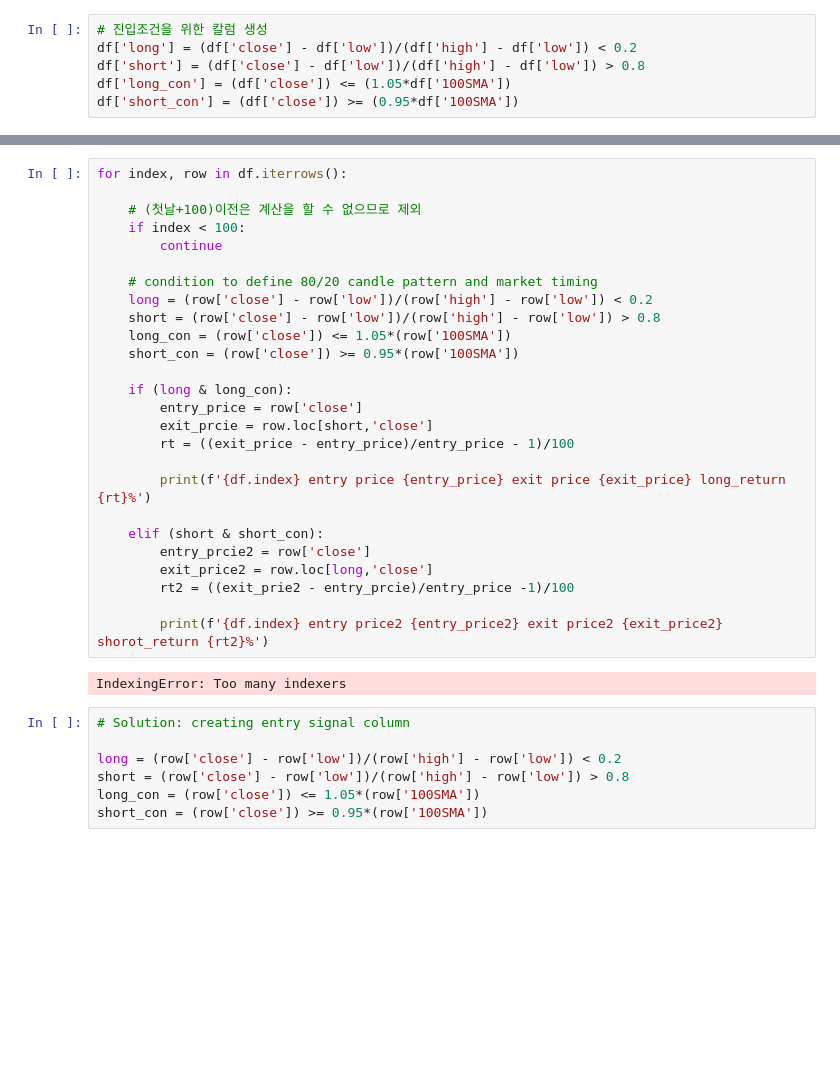
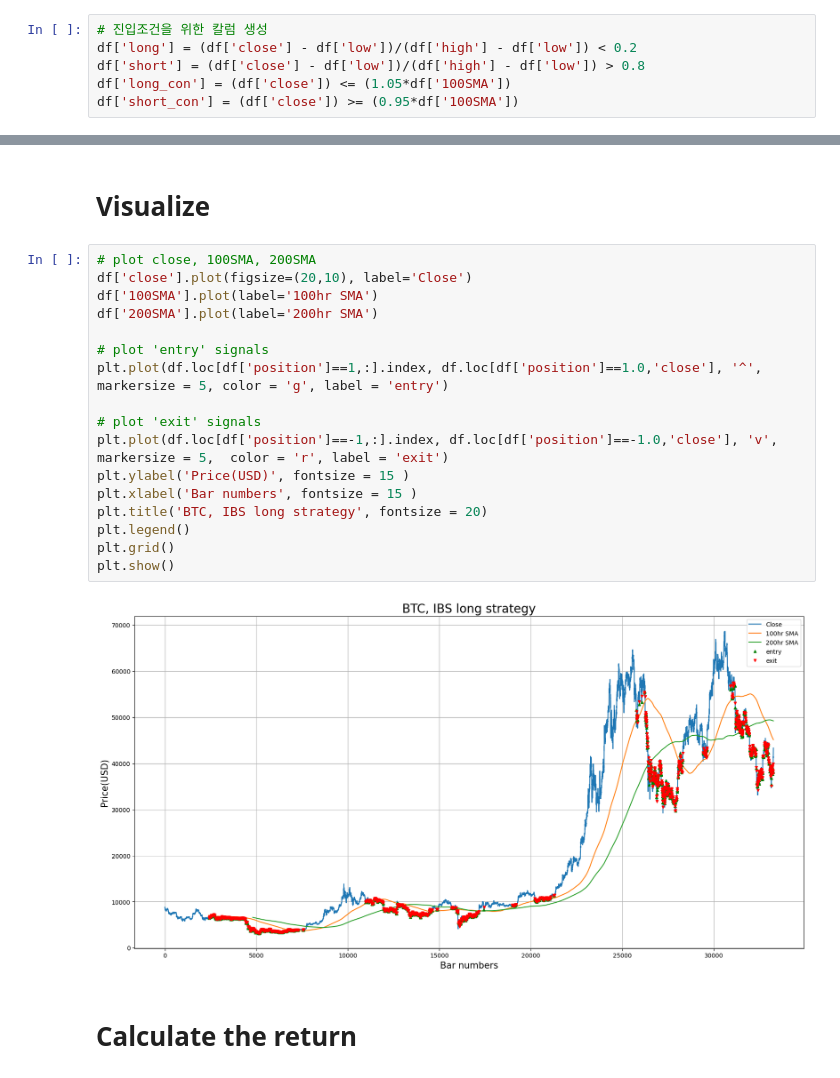
Before and after one commit to JoshuaChung93/Cryptocurrency-trading-bot, a Jupyter notebook: BTC_IBS_strategy_backtest.ipynb, the cells around one changed output, grey strips where cells are left out. Cells and saved outputs as stored; diff of their text form; blank space fills up the shorter version.

```diff
--- a/BTC_IBS_strategy_backtest.ipynb
+++ b/BTC_IBS_strategy_backtest.ipynb
@@ -139,35 +132,23 @@ df.loc[df['long']&df['long_con']]
-# %%
-for index, row in df.iterrows():
-
-    # (첫날+100)이전은 계산을 할 수 없으므로 제외
-    if index < 100:
-        continue
-
-    # condition to define 80/20 candle pattern and market timing
-    long = (row['close'] - row['low'])/(row['high'] - row['low']) < 0.2
-    short = (row['close'] - row['low'])/(row['high'] - row['low']) > 0.8
-    long_con = (row['close']) <= 1.05*(row['100SMA'])
-    short_con = (row['close']) >= 0.95*(row['100SMA'])
-
-    if (long & long_con):
-        entry_price = row['close']
-        exit_prcie = row.loc[short,'close']
-        rt = ((exit_price - entry_price)/entry_price - 1)/100
-
-        print(f'{df.index} entry price {entry_price} exit price {exit_price} long_return {rt}%')
-
-    elif (short & short_con):
-        entry_prcie2 = row['close']
-        exit_price2 = row.loc[long,'close']
-        rt2 = ((exit_prie2 - entry_prcie)/entry_price -1)/100
-
-        print(f'{df.index} entry price2 {entry_price2} exit price2 {exit_price2} shorot_return {rt2}%')
-# %% [output]
-IndexingError: Too many indexers
-# %%
-# Solution: creating entry signal column
-
-long = (row['close'] - row['low'])/(row['high'] - row['low']) < 0.2
-short = (row['close'] - row['low'])/(row['high'] - row['low']) > 0.8
-long_con = (row['close']) <= 1.05*(row['100SMA'])
-short_con = (row['close']) >= 0.95*(row['100SMA'])
+# %% [markdown]
+# Visualize
+# %%
+# plot close, 100SMA, 200SMA
+df['close'].plot(figsize=(20,10), label='Close')
+df['100SMA'].plot(label='100hr SMA')
+df['200SMA'].plot(label='200hr SMA')
+
+# plot 'entry' signals
+plt.plot(df.loc[df['position']==1,:].index, df.loc[df['position']==1.0,'close'], '^', markersize = 5, color = 'g', label = 'entry')
+
+# plot 'exit' signals
+plt.plot(df.loc[df['position']==-1,:].index, df.loc[df['position']==-1.0,'close'], 'v', markersize = 5,  color = 'r', label = 'exit')
+plt.ylabel('Price(USD)', fontsize = 15 )
+plt.xlabel('Bar numbers', fontsize = 15 )
+plt.title('BTC, IBS long strategy', fontsize = 20)
+plt.legend()
+plt.grid()
+plt.show()
+# %% [output]
+[figure, added]
+# %% [markdown]
+# Calculate the return
```
Also changed, not shown: parts of 29 cells of this notebook.
